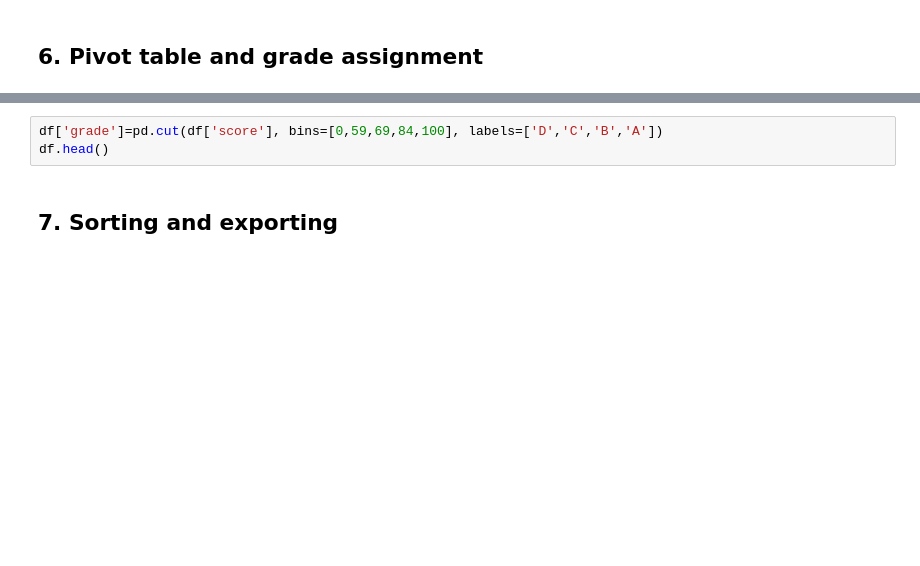
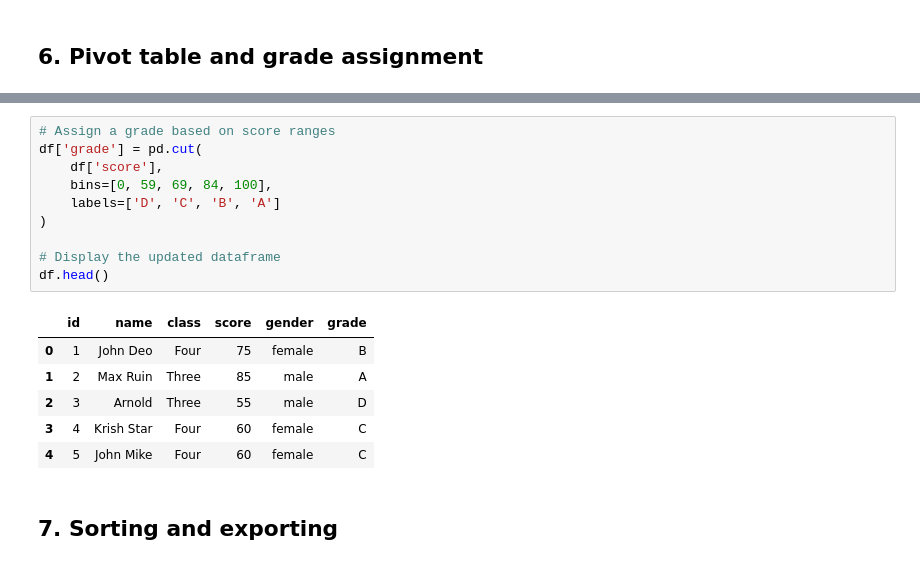
Before and after one commit to Shawryfall/python-data-analysis-bootcamp, a Jupyter notebook: notebooks/02_student_data_analysis.ipynb, the cells around one changed output, grey strips where cells are left out. Drawn from its saved outputs; the diff is of its cells as text; blank space fills up the shorter version.

```diff
--- a/notebooks/02_student_data_analysis.ipynb
+++ b/notebooks/02_student_data_analysis.ipynb
@@ -57,6 +214,20 @@ df.pivot_table(values='score', index='class', columns='gender')
 # %%
-df['grade']=pd.cut(df['score'], bins=[0,59,69,84,100], labels=['D','C','B','A'])
+# Assign a grade based on score ranges
+df['grade'] = pd.cut(
+    df['score'],
+    bins=[0, 59, 69, 84, 100],
+    labels=['D', 'C', 'B', 'A']
+)
+
+# Display the updated dataframe
 df.head()
+# %% [output]
+|  | id | name | class | score | gender | grade |
+| 0 | 1 | John Deo | Four | 75 | female | B |
+| 1 | 2 | Max Ruin | Three | 85 | male | A |
+| 2 | 3 | Arnold | Three | 55 | male | D |
+| 3 | 4 | Krish Star | Four | 60 | female | C |
+| 4 | 5 | John Mike | Four | 60 | female | C |
 # %% [markdown]
 ## 7. Sorting and exporting
 # %%
```
Also changed, not shown: parts of 20 cells of this notebook.
